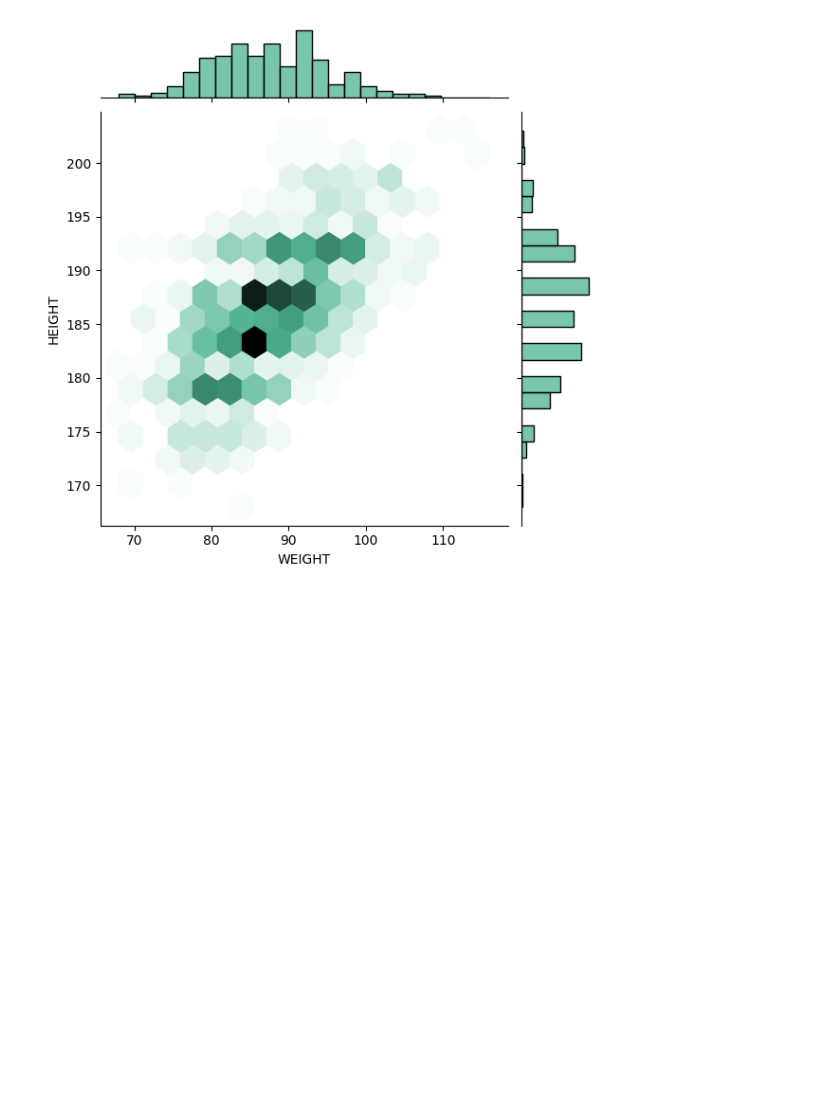
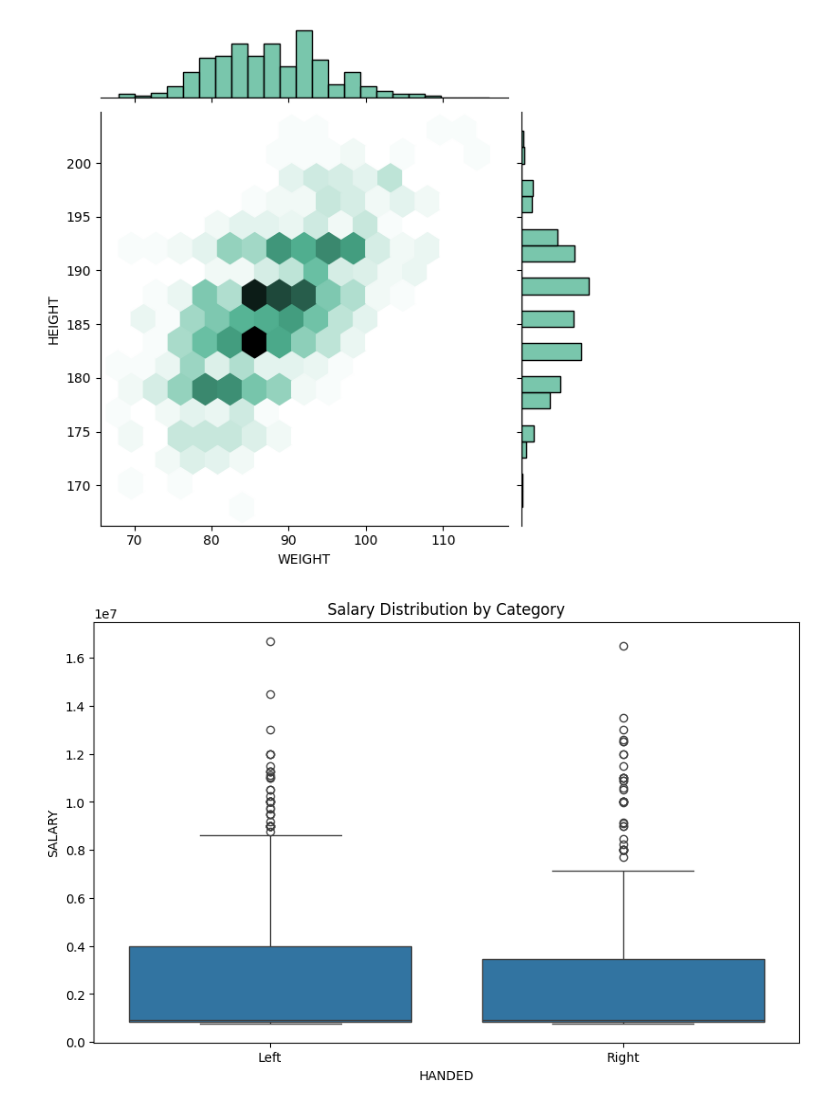
Before and after one commit to Tonzium/NHL_data-visualization, a Jupyter notebook: NHLseason2024_data-analysis.ipynb, the cells around one changed output. Cells and saved outputs as stored; diff of their text form; code cells hidden in the pictures; blank space fills up the shorter version.

```diff
--- a/NHLseason2024_data-analysis.ipynb
+++ b/NHLseason2024_data-analysis.ipynb
@@ -433,4 +424,15 @@ sns.jointplot(data=df, x="WEIGHT", y="HEIGHT", kind="hex", gridsize=15, color="#
 # %% [output]
 <seaborn.axisgrid.JointGrid at 0x...>
 [figure]
+# %%
+# Summary statistics by left/right handed
+summary = df.groupby('HANDED')['SALARY'].describe()
+
+# Box plot to compare salary distributions
+plt.figure(figsize=(10, 6))
+sns.boxplot(x='HANDED', y='SALARY', data=df)
+plt.title('Salary Distribution by Category')
+plt.show()
+# %% [output]
+[figure, added]
 # %%
```
Also changed, not shown: parts of 5 cells of this notebook.
